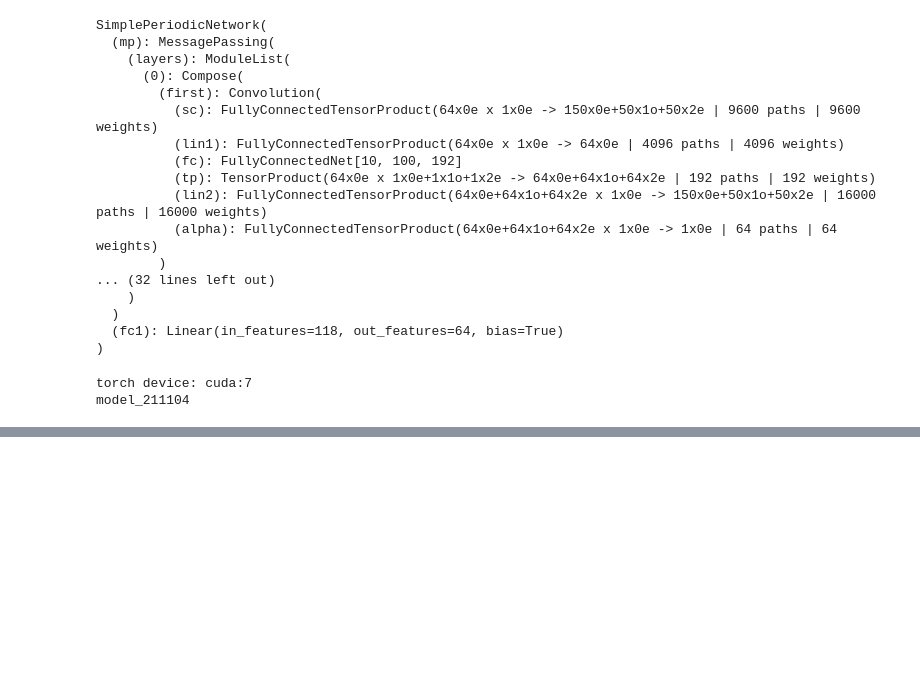
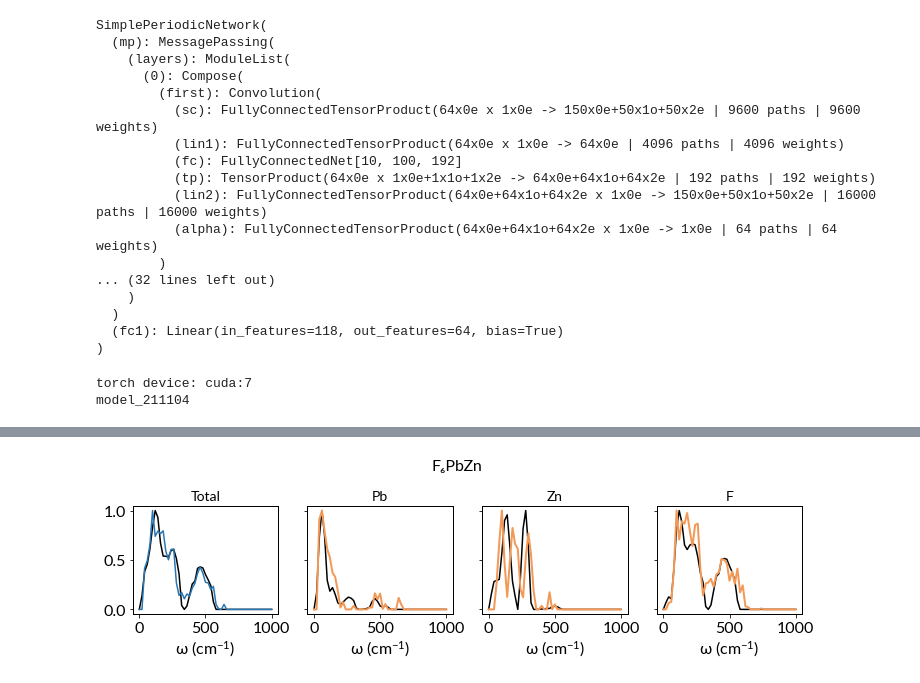
Before and after one commit to ninarina12/phononDoS_tutorial, a Jupyter notebook: phononDoS.ipynb, the cells around one changed output, grey strips where cells are left out. Saved outputs shown, nothing was run; the diff lists cells and outputs as text; code cells hidden in the pictures; blank space fills up the shorter version.

Commit message:
Add partial DoS.

```diff
--- a/phononDoS.ipynb
+++ b/phononDoS.ipynb
@@ -302,0 +293,42 @@ model.pool = False
+# %%
+i = np.random.randint(len(df))
+entry = df.iloc[i]
+
+if len(entry.pdos):
+    d = tg.data.Batch.from_data_list([entry.data])
+
+    model.eval()
+    with torch.no_grad():
+        d.to(device)
+        output = model(d).cpu().numpy()
+
+    # average contributions from the same specie
+    n = len(entry.species)
+    pdos = dict(zip(entry.species, [np.zeros((output.shape[1])) for k in range(n)]))
+    for j in range(output.shape[0]):
+        pdos[entry.data.symbol[j]] += output[j,:]
+
+    for j, s in enumerate(entry.species):
+        pdos[s] /= entry.data.symbol.count(s)
+
+    fig, ax = plt.subplots(1, n+1, figsize=(3*(n+1),2), sharey=True)
+    ax = ax.ravel()
+
+    # plot total DoS
+    ax[0].plot(entry.phfreq, entry.phdos, color='black')
+    ax[0].plot(entry.phfreq, entry.phdos_pred, color=palette[0])
+    ax[0].set_title('Total', fontsize=fontsize - 2, y=0.99)
+    ax[0].set_xlabel(r'$\omega\ (cm^{-1})$')
+
+    # plot partial DoS
+    for j, s in enumerate(entry.species):
+        ax[j+1].plot(entry.phfreq, entry.pdos[s], color='black')
+        ax[j+1].plot(entry.phfreq, pdos[s], color=palette[1], lw=2)
+        ax[j+1].set_title(s, fontsize=fontsize - 2, y=0.99)
+        ax[j+1].set_xlabel(r'$\omega\ (cm^{-1})$')
+    fig.suptitle(entry.formula.translate(sub), fontsize=fontsize, y=1.2);
+
+else:
+    print('No partial DoS calculated.')
+# %% [output]
+[figure, added]
```
Also changed, not shown: parts of 8 cells of this notebook, 1 other file.
